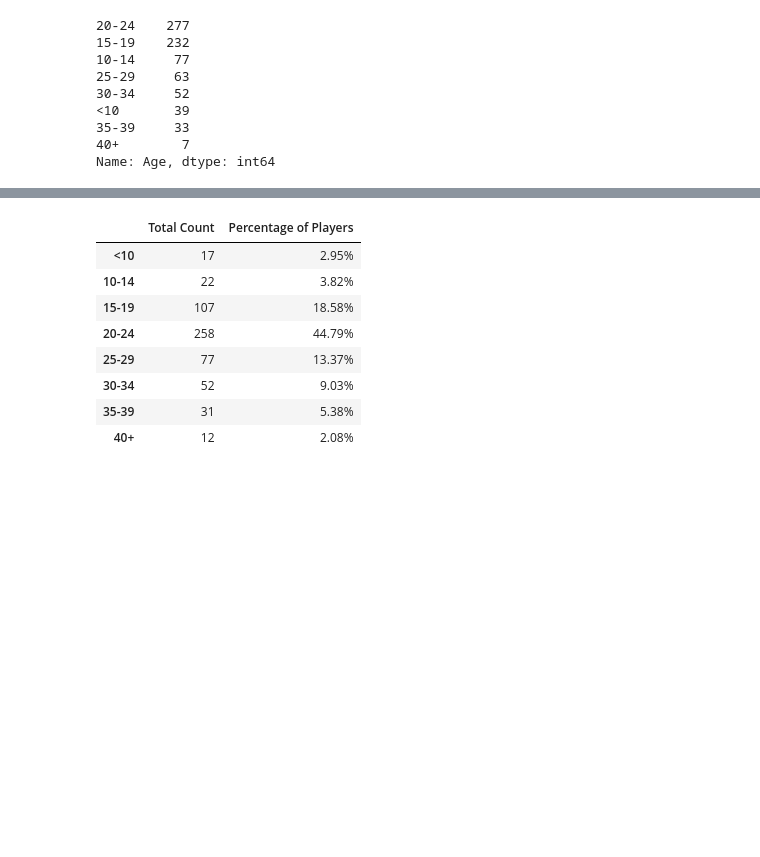
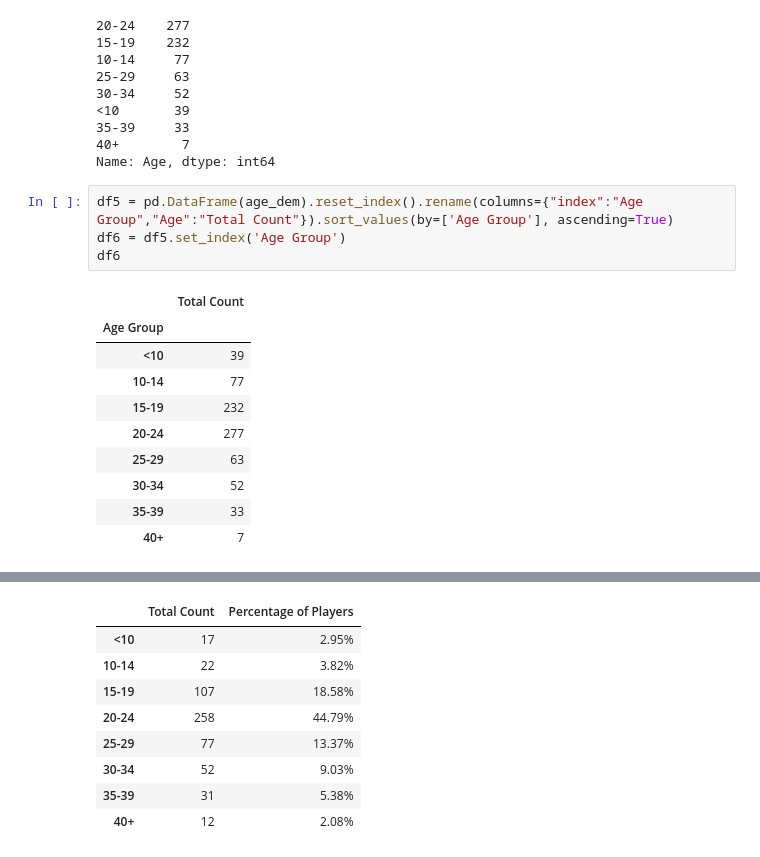
Before and after one commit to maylacdao/pandas-heroes-of-pymoli-analysis, a Jupyter notebook: analysis/HeroesOfPymoli_starter.ipynb, the cells around one changed output, grey strips where cells are left out. Cells and saved outputs as stored; diff of their text form; blank space fills up the shorter version.

```diff
--- a/analysis/HeroesOfPymoli_starter.ipynb
+++ b/analysis/HeroesOfPymoli_starter.ipynb
@@ -279,3 +279,18 @@ age_dem
 35-39     33
 40+        7
 Name: Age, dtype: int64
+# %%
+df5 = pd.DataFrame(age_dem).reset_index().rename(columns={"index":"Age Group","Age":"Total Count"}).sort_values(by=['Age Group'], ascending=True)
+df6 = df5.set_index('Age Group')
+df6
+# %% [output]
+|  | Total Count |
+| Age Group |  |
+| <10 | 39 |
+| 10-14 | 77 |
+| 15-19 | 232 |
+| 20-24 | 277 |
+| 25-29 | 63 |
+| 30-34 | 52 |
+| 35-39 | 33 |
+| 40+ | 7 |
```
Also changed, not shown: parts of 1 cell of this notebook.
